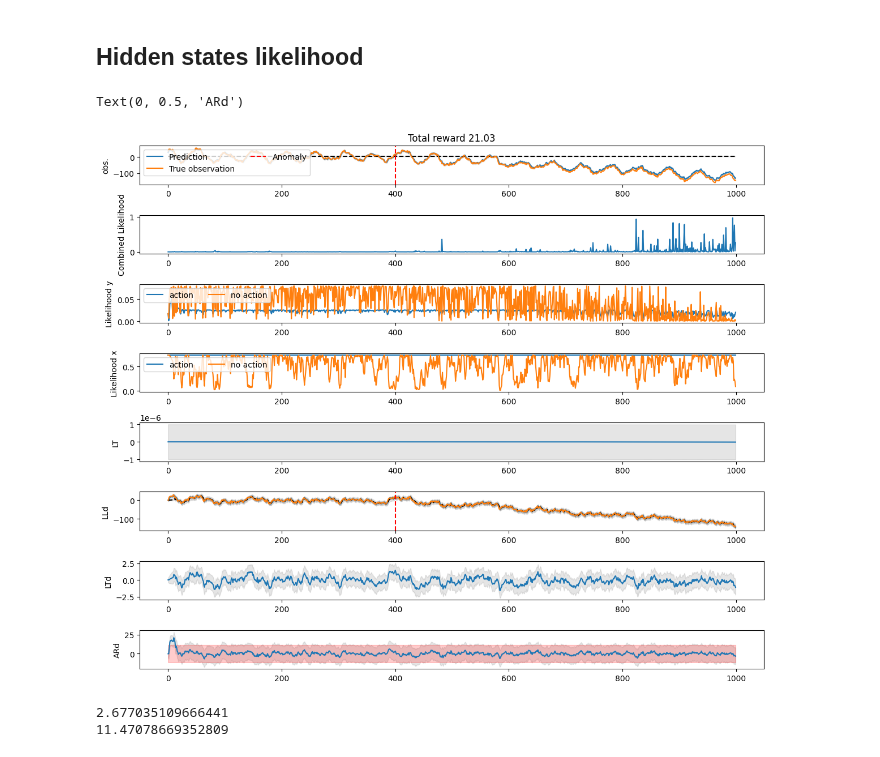
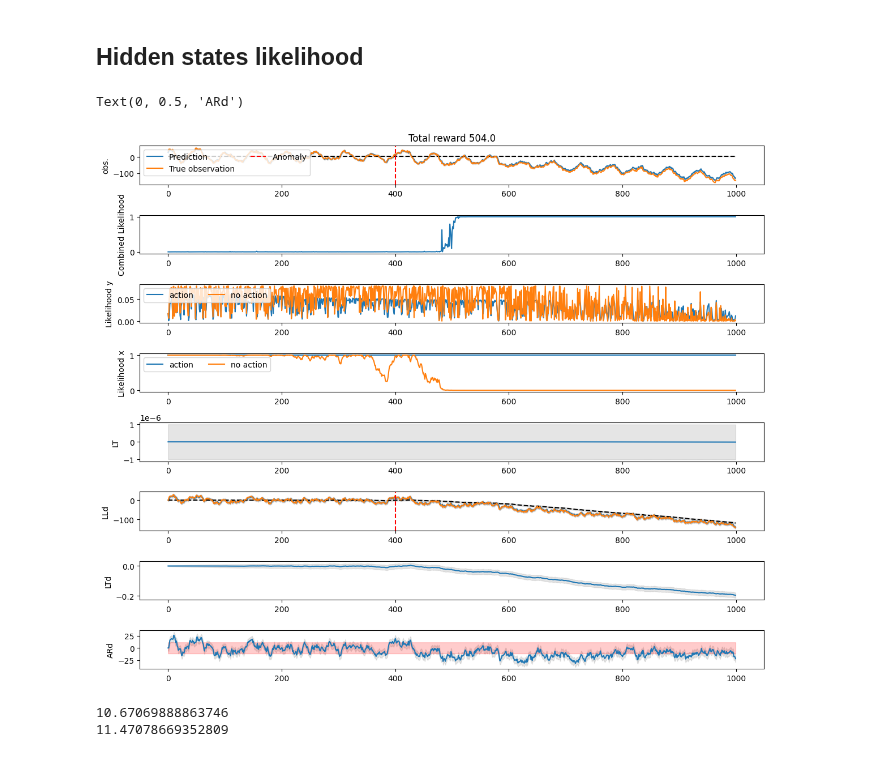
Before and after one commit to zhanwen-xin/cuTAGI, a Jupyter notebook: examples/MetaModelAR_combineLikelihoods.ipynb, the cells around one changed output. Cells and saved outputs as stored; diff of their text form; code cells hidden in the pictures.

```diff
--- a/examples/MetaModelAR_combineLikelihoods.ipynb
+++ b/examples/MetaModelAR_combineLikelihoods.ipynb
@@ -95,7 +95,7 @@ components_d = ['trend', 'ar']
 
 # expected_detection_time = 52 * 3
 # baseline_process_error_var = AR_stationary_var / 1e7
-baseline_process_error_var = 1e-1
+baseline_process_error_var = 1e-6
 
 hyperparameters_d = {'trend': {'process_error_var': baseline_process_error_var, 'phi': 1},
                    'ar': {'phi': AR_param_phi, 'process_error_var': AR_param_var},
@@ -410,9 +410,9 @@ for i in range(num_steps):
     # Likelihood when intervention is taken
     x_last_step['mu'][0] += x_last_step_d['mu'][0]
     x_last_step['mu'][1] += x_last_step_d['mu'][1]
+    x_last_step['mu'][-1] = x_last_step_d['mu'][-1]
     x_last_step['var'][0,0] += x_last_step_d['var'][0,0]
     x_last_step['var'][1,1] += x_last_step_d['var'][1,1]
-    x_last_step['mu'][-1] = x_last_step_d['mu'][-1]
     x_last_step['var'][-1,-1] = x_last_step_d['var'][-1,-1]
     x_last_step_d = x_init_d
 
@@ -429,7 +429,7 @@ for i in range(num_steps):
     cov_x_AR = xd_pred['var'] @ kfd_dup1.F.T
     xd_updated = kfd_dup1.dist_update(target_AR, pred_AR, xd_pred, cov_x_AR)
 
-    x_likelihood_a = mv_normal_x.pdf(xd_pred['mu'][1])
+    x_likelihood_a = mv_normal_x.pdf(xd_pred['mu'][1])/mv_normal_x.pdf(x_samples_mean)
 
     # Likelihood when intervention is not taken
     x_last_step = x_last_step_temp
@@ -447,7 +447,7 @@ for i in range(num_steps):
     cov_x_AR = xd_pred['var'] @ kfd_dup2.F.T
     xd_updated = kfd_dup2.dist_update(target_AR, pred_AR, xd_pred, cov_x_AR)
 
-    x_likelihood_na = mv_normal_x.pdf(xd_pred['mu'][1])
+    x_likelihood_na = mv_normal_x.pdf(xd_pred['mu'][1])/mv_normal_x.pdf(x_samples_mean)
 
     likelihood_y_a.append(y_likelihood_a)
     likelihood_y_na.append(y_likelihood_na)
@@ -461,10 +461,9 @@ for i in range(num_steps):
         # Assign the drrift hidden states to the base ones
         x_last_step['mu'][0] += x_last_step_d['mu'][0]
         x_last_step['mu'][1] += x_last_step_d['mu'][1]
+        x_last_step['mu'][-1] = x_last_step_d['mu'][-1]
         x_last_step['var'][0,0] += x_last_step_d['var'][0,0]
         x_last_step['var'][1,1] += x_last_step_d['var'][1,1]
-        # x_last_step['var'][1,1] += 0.01
-        x_last_step['mu'][-1] = x_last_step_d['mu'][-1]
         x_last_step['var'][-1,-1] = x_last_step_d['var'][-1,-1]
         x_last_step_d = copy.deepcopy(x_init_d)
         x_last_step_d['mu'][-1] = x_last_step['mu'][-1]
@@ -595,42 +594,43 @@ ax8.plot(data_generator.time_series['timesteps'], likelihood_x_a, label='action'
 ax8.plot(data_generator.time_series['timesteps'], likelihood_x_na, label='no action')
 ax8.set_ylabel('Likelihood x')
 ax8.legend(loc='upper left', ncol = 2)
+ax8.set_ylim([-0.05, 1.05])
 
 # Plot LT
 ax1.plot(data_generator.time_series['timesteps'], LT_mu, label='LT prediction')
 ax1.fill_between(data_generator.time_series['timesteps'], np.array(LT_mu)-np.sqrt(LT_var), np.array(LT_mu)+np.sqrt(LT_var),color='gray', alpha=0.2)
 ax1.set_ylabel('LT')
 
 ############ Meta-AR model ############
 ax3.plot(data_generator.time_series['timesteps'], y_pred_mus_d, label='Prediction')
 ax3.fill_between(data_generator.time_series['timesteps'], np.array(y_pred_mus_d)-np.sqrt(y_pred_vars_d), np.array(y_pred_mus_d)+np.sqrt(y_pred_vars_d),color='gray', alpha=0.2)
 ax3.plot(data_generator.time_series['timesteps'], LLd_mu, 'k--', label='LL prediction')
 ax3.fill_between(data_generator.time_series['timesteps'], np.array(LLd_mu)-np.sqrt(LLd_var), np.array(LLd_mu)+np.sqrt(LLd_var),color='gray', alpha=0.2)
 ax3.plot(data_generator.time_series['timesteps'], AR_mu, label='AR')
 ax3.fill_between(data_generator.time_series['timesteps'], np.array(AR_mu)-np.sqrt(AR_var), np.array(AR_mu)+np.sqrt(AR_var),color='gray', alpha=0.2)
 if anm_mag != 0:
     ax3.axvline(x=anm_pos, color='r', linestyle='--', label='Anomaly')
 if len(trigger_pos) > 0:
     for trigger in trigger_pos:
         ax3.axvline(x=trigger, color='k', linestyle='--')
 ax3.set_ylabel('LLd')
 
 # Plot LT
 ax4.plot(data_generator.time_series['timesteps'], LTd_mu, label='LT prediction')
 ax4.fill_between(data_generator.time_series['timesteps'], np.array(LTd_mu)-np.sqrt(LTd_var), np.array(LTd_mu)+np.sqrt(LTd_var),color='gray', alpha=0.2)
 ax4.set_ylabel('LTd')
 
 # Plot AR
 ax5.plot(data_generator.time_series['timesteps'], ARd_mu, label='AR prediction')
 ax5.fill_between(data_generator.time_series['timesteps'], np.array(ARd_mu)-np.sqrt(ARd_var), np.array(ARd_mu)+np.sqrt(ARd_var),color='gray', alpha=0.2)
 ax5.fill_between(data_generator.time_series['timesteps'], -np.sqrt(AR_stationary_var), np.sqrt(AR_stationary_var),color='red', alpha=0.2)
 ax5.set_ylabel('ARd')
 # %% [output]
 Text(0, 0.5, 'ARd')
-[figure, old version]
+[figure, new version]
 # %%
 print(np.std(ARd_mu))
 print(np.sqrt(AR_stationary_var))
 # %% [output]
-2.677035109666441
+10.67069888863746
 11.47078669352809
```
Also changed, not shown: parts of 1 cell of this notebook, 1 other file.
